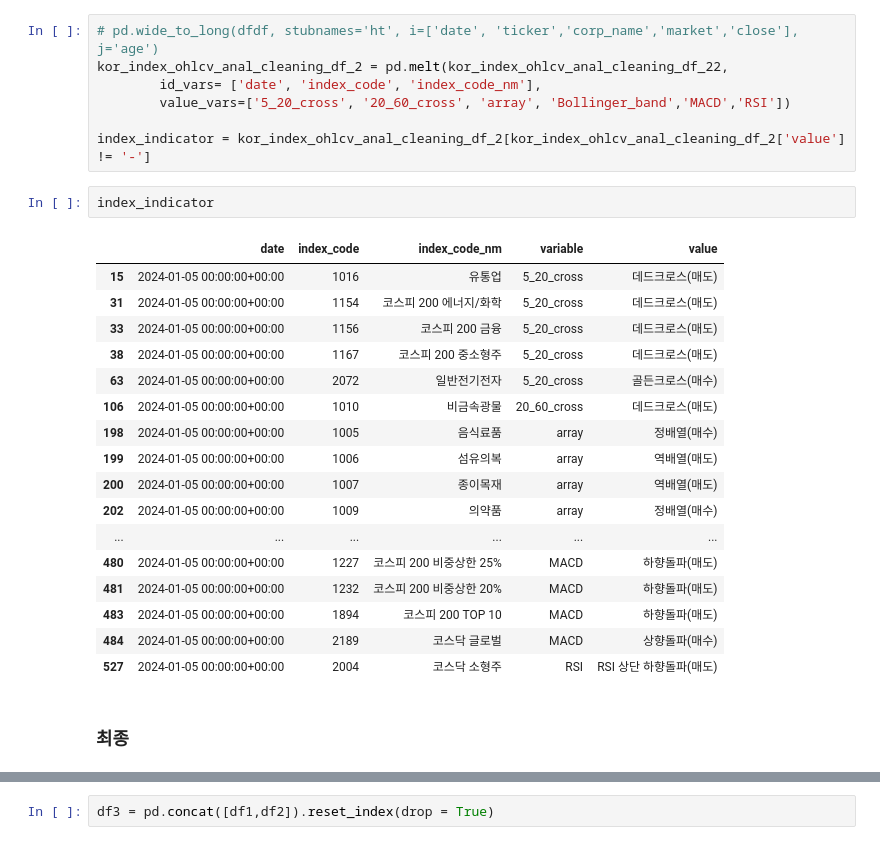
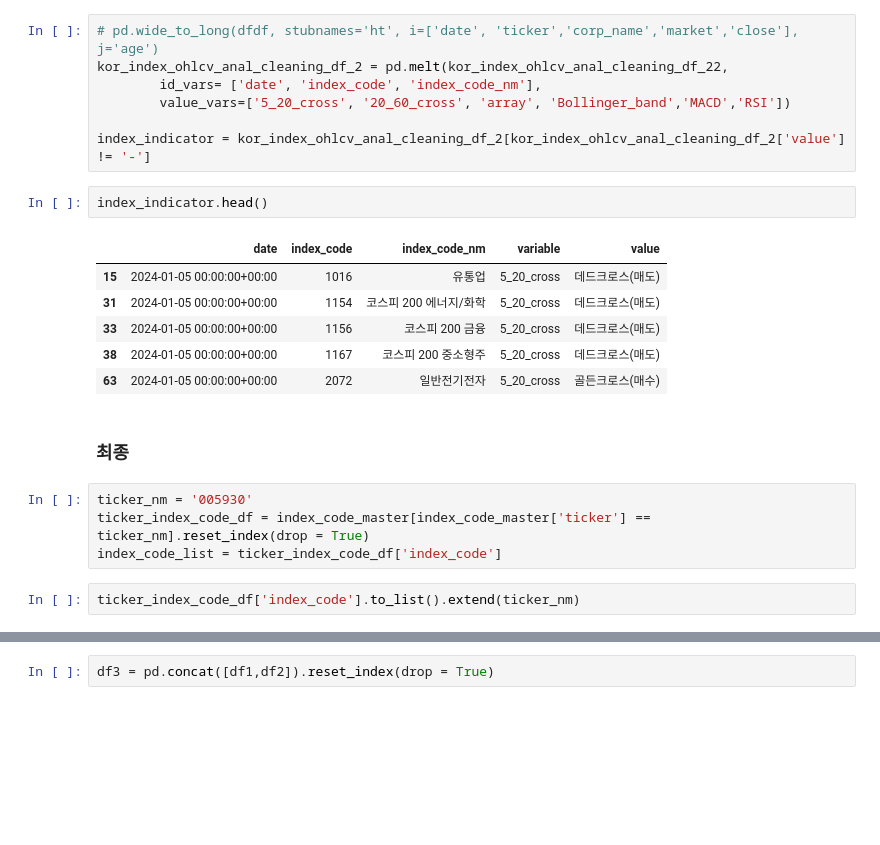
Before and after one commit to Unfinishedgod/finance_mlops, a Jupyter notebook: jupyter/indicator_setup.ipynb, the cells around one changed output, grey strips where cells are left out. Drawn from its saved outputs; the diff is of its cells as text; blank space fills up the shorter version.

```diff
--- a/jupyter/indicator_setup.ipynb
+++ b/jupyter/indicator_setup.ipynb
@@ -383,24 +371,19 @@ kor_index_ohlcv_anal_cleaning_df_2 = pd.melt(kor_index_ohlcv_anal_cleaning_df_22
 
 index_indicator = kor_index_ohlcv_anal_cleaning_df_2[kor_index_ohlcv_anal_cleaning_df_2['value'] != '-']
 # %%
-index_indicator
+index_indicator.head()
 # %% [output]
 |  | date | index_code | index_code_nm | variable | value |
 | 15 | 2024-01-05 00:00:00+00:00 | 1016 | 유통업 | 5_20_cross | 데드크로스(매도) |
 | 31 | 2024-01-05 00:00:00+00:00 | 1154 | 코스피 200 에너지/화학 | 5_20_cross | 데드크로스(매도) |
 | 33 | 2024-01-05 00:00:00+00:00 | 1156 | 코스피 200 금융 | 5_20_cross | 데드크로스(매도) |
 | 38 | 2024-01-05 00:00:00+00:00 | 1167 | 코스피 200 중소형주 | 5_20_cross | 데드크로스(매도) |
 | 63 | 2024-01-05 00:00:00+00:00 | 2072 | 일반전기전자 | 5_20_cross | 골든크로스(매수) |
-| 106 | 2024-01-05 00:00:00+00:00 | 1010 | 비금속광물 | 20_60_cross | 데드크로스(매도) |
-| 198 | 2024-01-05 00:00:00+00:00 | 1005 | 음식료품 | array | 정배열(매수) |
-| 199 | 2024-01-05 00:00:00+00:00 | 1006 | 섬유의복 | array | 역배열(매도) |
-| 200 | 2024-01-05 00:00:00+00:00 | 1007 | 종이목재 | array | 역배열(매도) |
-| 202 | 2024-01-05 00:00:00+00:00 | 1009 | 의약품 | array | 정배열(매수) |
-| ... | ... | ... | ... | ... | ... |
-| 480 | 2024-01-05 00:00:00+00:00 | 1227 | 코스피 200 비중상한 25% | MACD | 하향돌파(매도) |
-| 481 | 2024-01-05 00:00:00+00:00 | 1232 | 코스피 200 비중상한 20% | MACD | 하향돌파(매도) |
-| 483 | 2024-01-05 00:00:00+00:00 | 1894 | 코스피 200 TOP 10 | MACD | 하향돌파(매도) |
-| 484 | 2024-01-05 00:00:00+00:00 | 2189 | 코스닥 글로벌 | MACD | 상향돌파(매수) |
-| 527 | 2024-01-05 00:00:00+00:00 | 2004 | 코스닥 소형주 | RSI | RSI 상단 하향돌파(매도) |
 # %% [markdown]
 ### 최종
+# %%
+ticker_nm = '005930'
+ticker_index_code_df = index_code_master[index_code_master['ticker'] == ticker_nm].reset_index(drop = True)
+index_code_list = ticker_index_code_df['index_code']
+# %%
+ticker_index_code_df['index_code'].to_list().extend(ticker_nm)
```
Also changed, not shown: parts of 24 cells of this notebook.
